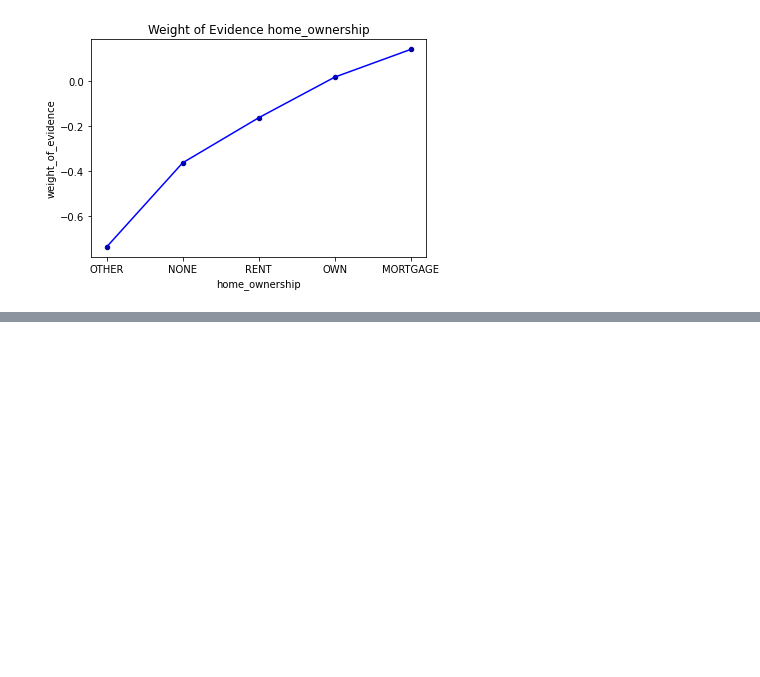
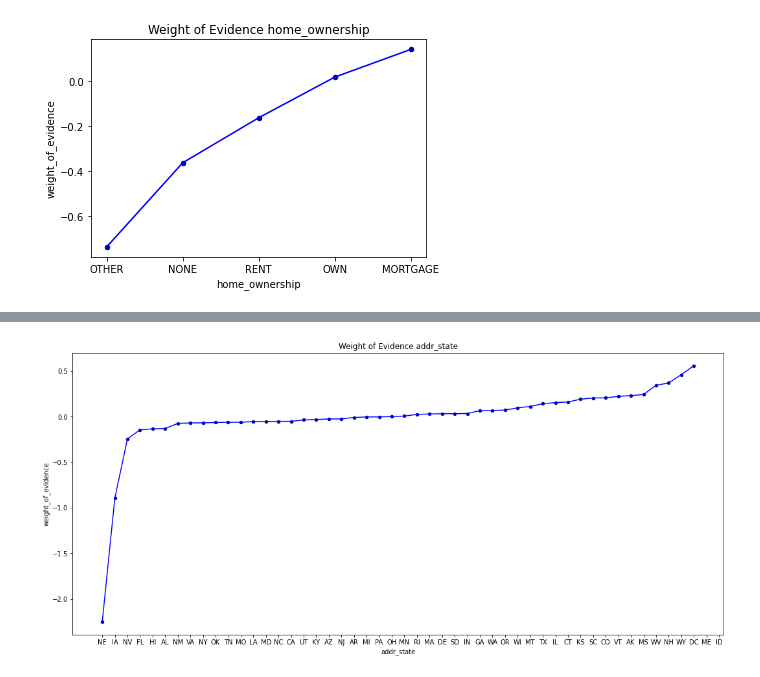
Before and after one commit to kevinmiguel97/Lending-Club-Credit-RIsk-Model, a Jupyter notebook: Lending Club Risk Model.ipynb, the cells around one changed output, grey strips where cells are left out. Saved outputs shown, nothing was run; the diff lists cells and outputs as text; code cells hidden in the pictures; blank space fills up the shorter version.

Commit message:
WoE state

```diff
--- a/Lending Club Risk Model.ipynb
+++ b/Lending Club Risk Model.ipynb
@@ -161,14 +161,14 @@ array([36, 60])
 - *initial_list_status*
 # %%
 # Grade dummies
-dummies =[      pd.get_dummies(df_loans['grade'], prefix='grade', prefix_sep='_'),
-                pd.get_dummies(df_loans['sub_grade'], prefix='sub_grade', prefix_sep='_'),
-                pd.get_dummies(df_loans['home_ownership'], prefix='home_ownership', prefix_sep='_'),
-                pd.get_dummies(df_loans['verification_status'], prefix='verification_status', prefix_sep='_'),
-                pd.get_dummies(df_loans['loan_status'], prefix='loan_status', prefix_sep='_'),
-                pd.get_dummies(df_loans['purpose'], prefix='purpose', prefix_sep='_'),
-                pd.get_dummies(df_loans['addr_state'], prefix='addr_state', prefix_sep='_'),
-                pd.get_dummies(df_loans['initial_list_status'], prefix='initial_list_status', prefix_sep='_'),
+dummies =[      pd.get_dummies(df_loans['grade'], prefix='grade', prefix_sep=':'),
+                pd.get_dummies(df_loans['sub_grade'], prefix='sub_grade', prefix_sep=':'),
+                pd.get_dummies(df_loans['home_ownership'], prefix='home_ownership', prefix_sep=':'),
+                pd.get_dummies(df_loans['verification_status'], prefix='verification_status', prefix_sep=':'),
+                pd.get_dummies(df_loans['loan_status'], prefix='loan_status', prefix_sep=':'),
+                pd.get_dummies(df_loans['purpose'], prefix='purpose', prefix_sep=':'),
+                pd.get_dummies(df_loans['addr_state'], prefix='addr_state', prefix_sep=':'),
+                pd.get_dummies(df_loans['initial_list_status'], prefix='initial_list_status', prefix_sep=':'),
 
                 ]
 loan_dummies = pd.concat(dummies, axis=1)
@@ -370,3 +370,10 @@ df_temp
 plot_weight_of_evidence(df_temp)
 # %% [output]
 [figure]
+# %%
+# Create new category for OTHER NONE and ANY for both testing and training data
+X_train['home_ownership:OTHER_NONE_RENT_ANY'] = X_train['home_ownership:ANY'] + X_train['home_ownership:NONE'] + X_train['home_ownership:OTHER'] + X_train['home_ownership:RENT']
+X_test['home_ownership:OTHER_NONE_RENT_ANY'] = X_test['home_ownership:ANY'] + X_test['home_ownership:NONE'] + X_test['home_ownership:OTHER'] + X_test['home_ownership:RENT']
+# %%
+df_temp = create_woe_discrete('addr_state', X_train, y_train)['table']
+df_temp
@@ -372,0 +398,4 @@ plot_weight_of_evidence(df_temp)
+# %%
+plot_weight_of_evidence(df_temp, width=18)
+# %% [output]
+[figure, added]
```
Also changed, not shown: parts of 3 cells of this notebook, 2 other files.
